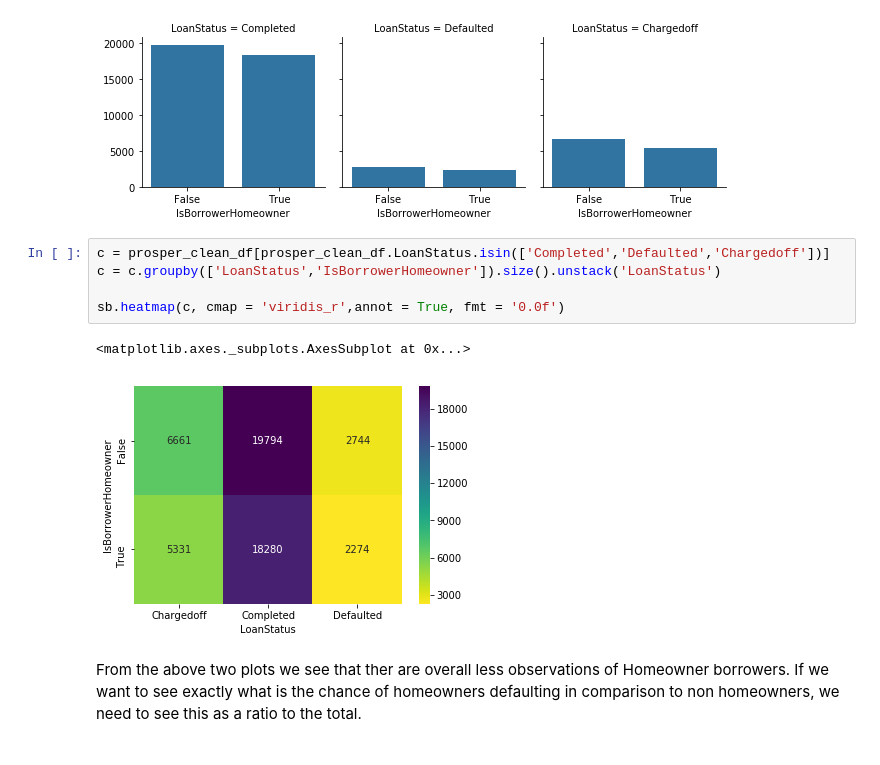
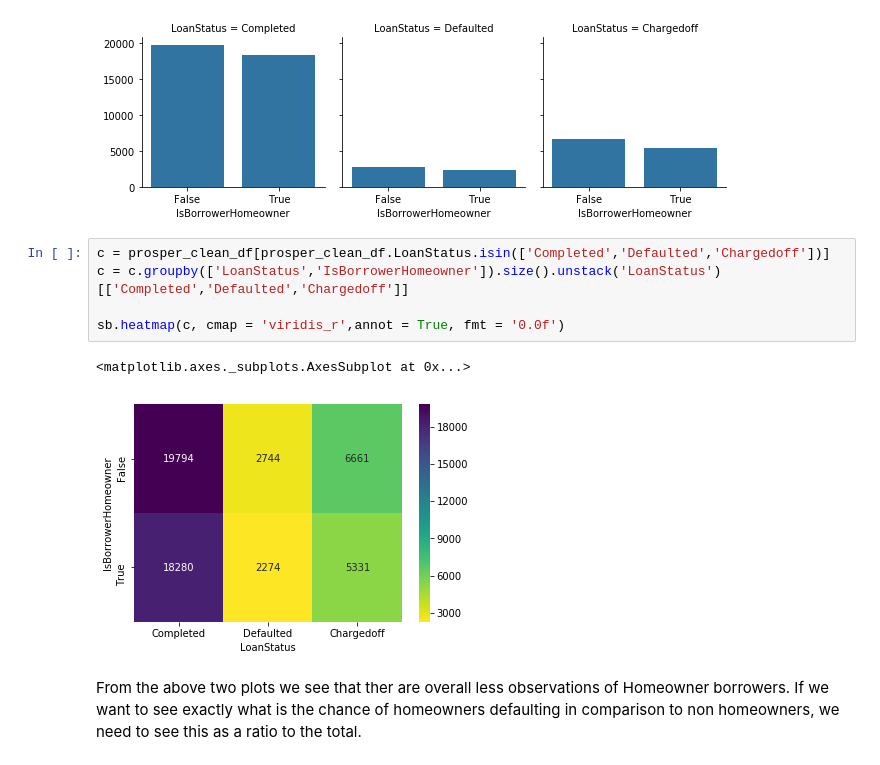
Before and after one commit to rashokanand/explore_prosper_loan_data, a Jupyter notebook: exploration_notebook.ipynb, the cells around one changed output. Saved outputs shown, nothing was run; the diff lists cells and outputs as text.

```diff
--- a/exploration_notebook.ipynb
+++ b/exploration_notebook.ipynb
@@ -370,12 +393,12 @@ g.map(sb.countplot, 'IsBorrowerHomeowner', color = base_color)#, order = cat_ord
 [figure]
 # %%
 c = prosper_clean_df[prosper_clean_df.LoanStatus.isin(['Completed','Defaulted','Chargedoff'])]
-c = c.groupby(['LoanStatus','IsBorrowerHomeowner']).size().unstack('LoanStatus')
+c = c.groupby(['LoanStatus','IsBorrowerHomeowner']).size().unstack('LoanStatus')[['Completed','Defaulted','Chargedoff']]
 
 sb.heatmap(c, cmap = 'viridis_r',annot = True, fmt = '0.0f')
 # %% [output]
 <matplotlib.axes._subplots.AxesSubplot at 0x...>
-[figure, old version]
+[figure, new version]
 # %% [markdown]
 From the above two plots we see that ther are overall less observations of Homeowner borrowers. If we want to see exactly what is the chance of homeowners defaulting in comparison to non homeowners, we need to see this as a ratio to the total.
 # %%
```
Also changed, not shown: parts of 8 cells of this notebook.
